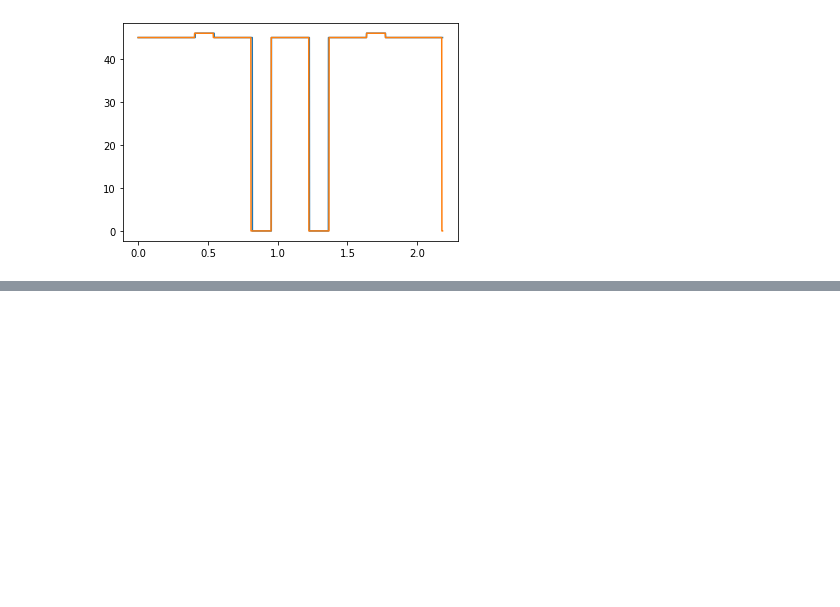
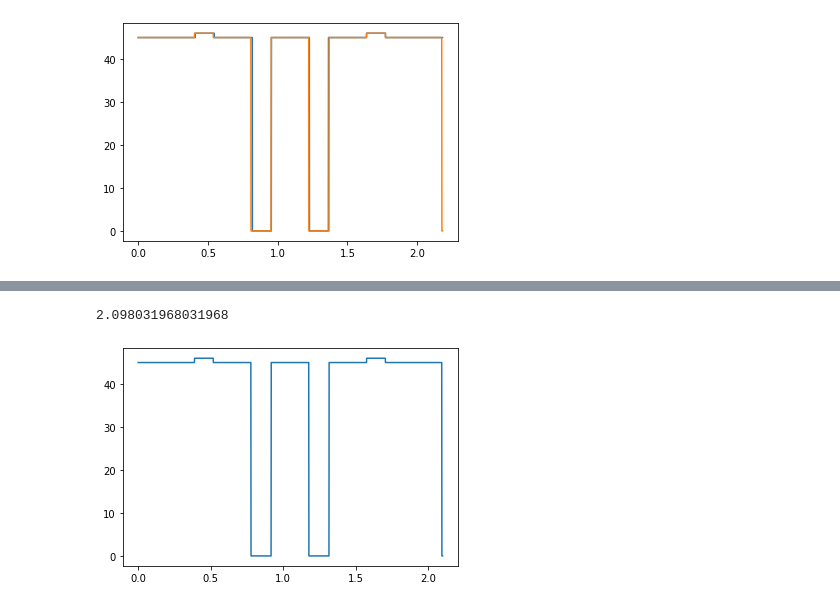
Before and after one commit to gle-bellier/internship-expressive-DDSP, a Jupyter notebook: converter.ipynb, the cells around one changed output, grey strips where cells are left out. Cells and saved outputs as stored; diff of their text form; code cells hidden in the pictures; blank space fills up the shorter version.

```diff
--- a/converter.ipynb
+++ b/converter.ipynb
@@ -253,0 +289,4 @@ plt.show()
+# %%
+ntpl = NoteTupleSeq()
+ntpl.load("note-tuples.txt")
+ntpl
@@ -253,0 +308,7 @@ plt.show()
+# %%
+p, l, t = ntpl.get_f0_loudness_time(1600)
+plt.plot(t, p, label = "reconstruct")
+plt.show()
+# %% [output]
+2.098031968031968
+[figure, added]
```
Also changed, not shown: parts of 5 cells of this notebook, 4 other files.
